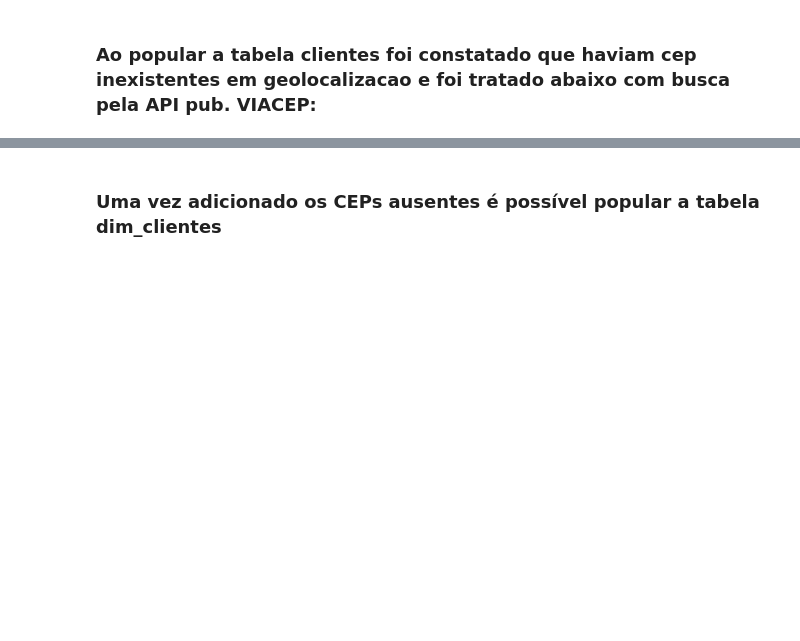
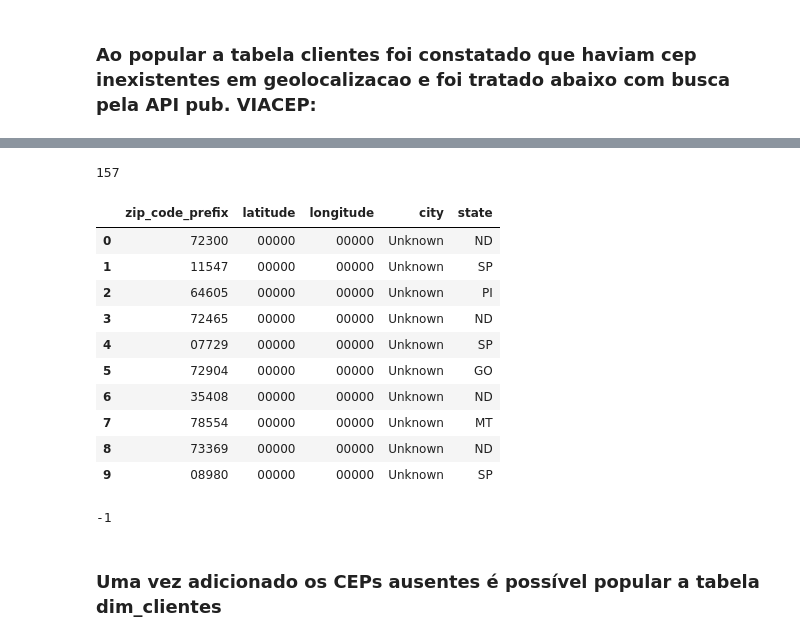
Before and after one commit to Andrey-Silva-Data/end-to-end-ecommerce-olist, a Jupyter notebook: ecommerce.ipynb, the cells around one changed output, grey strips where cells are left out. Cells and saved outputs as stored; diff of their text form; code cells hidden in the pictures; blank space fills up the shorter version.

Commit message:
inserção de dados em todas tabelas

```diff
--- a/ecommerce.ipynb
+++ b/ecommerce.ipynb
@@ -924,5 +1257,5 @@ print(f"Total de CEPs ausentes identificados: {len(ceps_ausentes)}")
 # %%
 #listar ceps ausentes
 print("CEPs ausentes:")
-for cep in ceps_ausentes:
+for cep in missing_zip_code_prefixes:
     print(cep)
@@ -929,14 +1280,14 @@ for cep in ceps_ausentes:
 # %%
-novos_registros = []
+new_records = []
 # %%
 # Iteracao sobre cada prefixo ausente
-for i, cep in enumerate(ceps_ausentes, start=1):
+for i, cep in enumerate(missing_zip_code_prefixes, start=1):
     # O ViaCEP exige 8 dígitos. Completamos com '000' para buscar o CEP base da região/rua
     cep_busca = f"{cep}000"
     url = f"https://viacep.com.br/ws/{cep_busca}/json/"
 
-    cidade = "Desconhecido"
-    estado = "ND"
+    city = "Unknown"
+    state = "ND"
 
     try:
         response = requests.get(url, timeout=3)
@@ -944,27 +1295,27 @@ for i, cep in enumerate(ceps_ausentes, start=1):
             dados = response.json()
             # Se a API encontrar o CEP completo ou a faixa genérica da cidade
             if "erro" not in dados:
-                cidade = dados.get("localidade", "Desconhecido")
-                estado = dados.get("uf", "ND")
+                city = dados.get("locality", "Unknown")
+                state = dados.get("uf", "ND")
     except Exception:
         pass  # Em caso de falha de conexão ou timeout, mantém os valores padrão
 
-    novos_registros.append(
+    new_records.append(
         {
-            "cep_prefixo": cep,
+            "zip_code_prefix": cep,
             "latitude": None,
             "longitude": None,
-            "cidade": cidade,
-            "estado": estado,
+            "city": city,
+            "state": state,
         }
     )
 
     # Exibe progresso a cada 20 requisições para acompanhar a execução
-    if i % 20 == 0 or i == len(ceps_ausentes):
-        print(f"Processados {i}/{len(ceps_ausentes)} CEPs...")
+    if i % 20 == 0 or i == len(missing_zip_code_prefixes):
+        print(f"Processados {i}/{len(missing_zip_code_prefixes)} CEPs...")
 
     # Pausa leve de 0.05s para respeitar os limites de taxa da API pública
     time.sleep(0.05)
 
 # 3. Converte os dados buscados em DataFrame
-df_novos_ceps = pd.DataFrame(novos_registros)
+df_zip_code_prefix_new = pd.DataFrame(new_records)
@@ -973,11 +1340,25 @@ df_novos_ceps.head()
 # %%
 # contar a quantidade de cep com cidade "desconhecido"
-df_novos_ceps[df_novos_ceps['cidade'] == 'Desconhecido'].shape[0]
+df_zip_code_prefix_new[df_zip_code_prefix_new['city'] == 'Unknown'].shape[0]
+# %% [output]
+157
 # %%
 # substituir none em latidude e longitude por "00000"
-df_novos_ceps['latitude'] = df_novos_ceps['latitude'].fillna("00000")
-df_novos_ceps['longitude'] = df_novos_ceps['longitude'].fillna("00000")
+df_zip_code_prefix_new['latitude'] = df_zip_code_prefix_new['latitude'].fillna("00000")
+df_zip_code_prefix_new['longitude'] = df_zip_code_prefix_new['longitude'].fillna("00000")
 # %%
-df_novos_ceps.head(10)
+df_zip_code_prefix_new.head(10)
+# %% [output]
+|  | zip_code_prefix | latitude | longitude | city | state |
+| 0 | 72300 | 00000 | 00000 | Unknown | ND |
+| 1 | 11547 | 00000 | 00000 | Unknown | SP |
+| 2 | 64605 | 00000 | 00000 | Unknown | PI |
+| 3 | 72465 | 00000 | 00000 | Unknown | ND |
+| 4 | 07729 | 00000 | 00000 | Unknown | SP |
+| 5 | 72904 | 00000 | 00000 | Unknown | GO |
+| 6 | 35408 | 00000 | 00000 | Unknown | ND |
+| 7 | 78554 | 00000 | 00000 | Unknown | MT |
+| 8 | 73369 | 00000 | 00000 | Unknown | ND |
+| 9 | 08980 | 00000 | 00000 | Unknown | SP |
 # %%
 # 4. Normaliza os textos de cidade e estado
@@ -997,12 +1378,15 @@ df_novos_ceps['longitude'] = df_novos_ceps['longitude'].astype(float)
 engine.dispose()  # Limpa o pool de conexões e reseta as sessões pendentes
 # %%
 # 3. Enviar SOMENTE os novos para a tabela do PostgreSQL
-df_novos_ceps.to_sql(
-    name='dim_geolocalizacao',
+df_zip_code_prefix_new.to_sql(
+    name='dim_geolocation',
     con=engine,
+    schema='dw_en',
     if_exists='append',  # Adiciona os novos registros ao final da tabela
     index=False
 )
+# %% [output]
+-1
 # %% [markdown]
 ### Uma vez adicionado os CEPs ausentes é possível popular a tabela dim_clientes
 # %%
```
Also changed, not shown: parts of 204 cells of this notebook.
